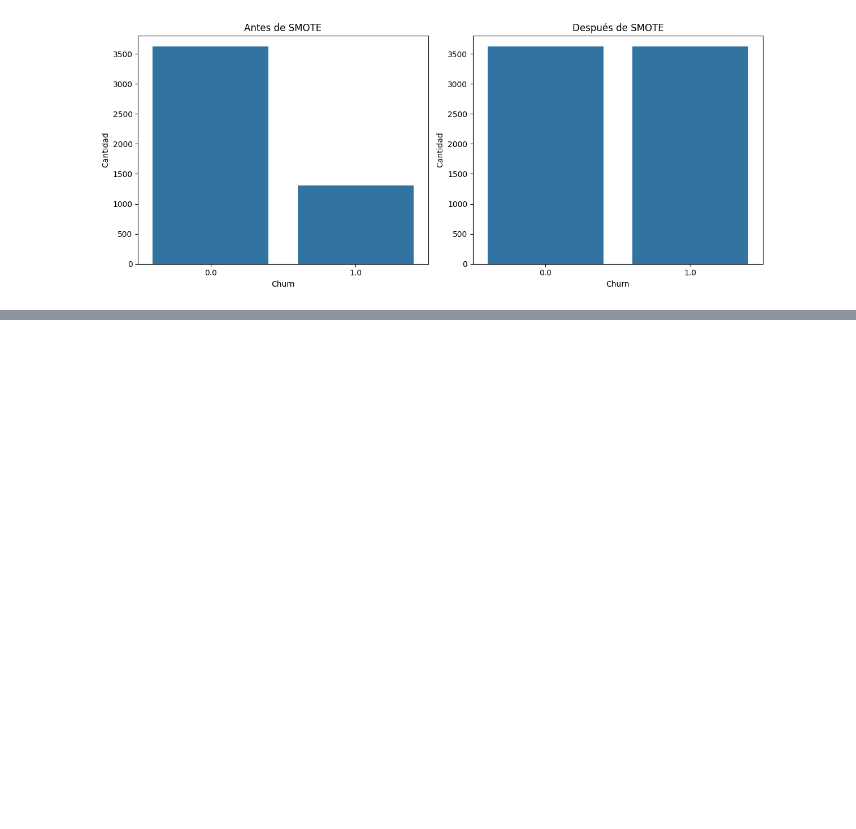
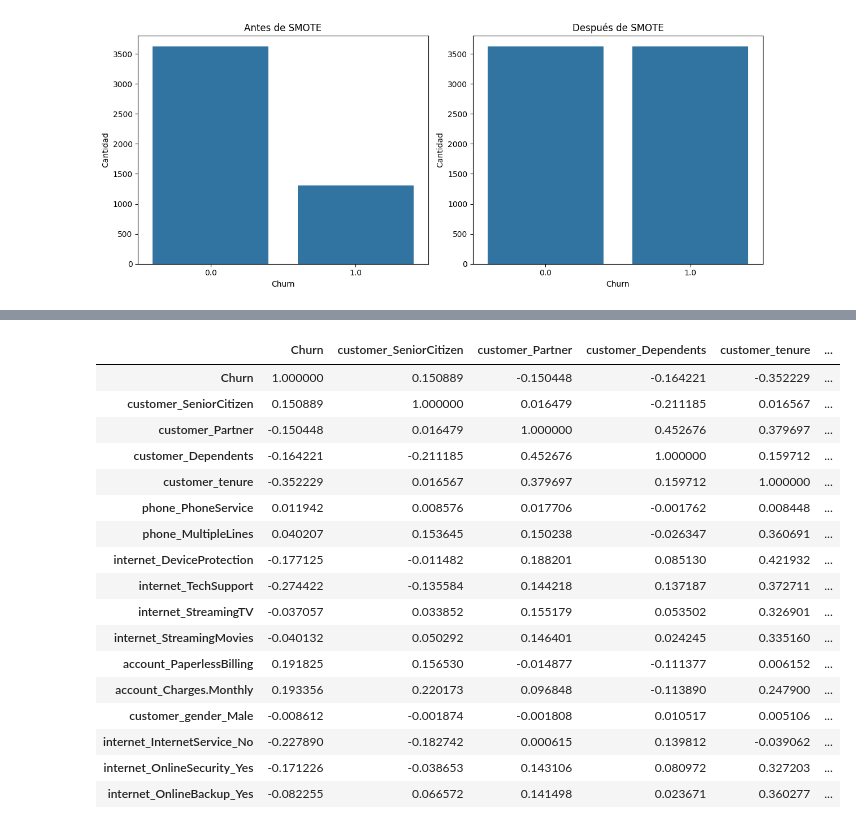
Before and after one commit to joako2004/challenge_2, a Jupyter notebook: challenge.ipynb, the cells around one changed output, grey strips where cells are left out. Saved outputs shown, nothing was run; the diff lists cells and outputs as text; code cells hidden in the pictures; blank space fills up the shorter version.

```diff
--- a/challenge.ipynb
+++ b/challenge.ipynb
@@ -187,0 +211,42 @@ plt.show()
+# %%
+numericas = [ # extraer las columnas numéricas del df
+    'Churn',
+    'customer_SeniorCitizen',
+    'customer_Partner',
+    'customer_Dependents',
+    'customer_tenure',
+    'phone_PhoneService',
+    'phone_MultipleLines',
+    'internet_DeviceProtection',
+    'internet_TechSupport',
+    'internet_StreamingTV',
+    'internet_StreamingMovies',
+    'account_PaperlessBilling',
+    'account_Charges.Monthly',
+    'customer_gender_Male',
+    'internet_InternetService_No',
+    'internet_OnlineSecurity_Yes',
+    'internet_OnlineBackup_Yes',
+]
+
+correlaciones = datos[numericas].corr() # aplicar el metodo corr() sobre las columnas numéricas
+correlaciones
+# %% [output]
+|  | Churn | customer_SeniorCitizen | customer_Partner | customer_Dependents | customer_tenure | ... |
+| Churn | 1.000000 | 0.150889 | -0.150448 | -0.164221 | -0.352229 | ... |
+| customer_SeniorCitizen | 0.150889 | 1.000000 | 0.016479 | -0.211185 | 0.016567 | ... |
+| customer_Partner | -0.150448 | 0.016479 | 1.000000 | 0.452676 | 0.379697 | ... |
+| customer_Dependents | -0.164221 | -0.211185 | 0.452676 | 1.000000 | 0.159712 | ... |
+| customer_tenure | -0.352229 | 0.016567 | 0.379697 | 0.159712 | 1.000000 | ... |
+| phone_PhoneService | 0.011942 | 0.008576 | 0.017706 | -0.001762 | 0.008448 | ... |
+| phone_MultipleLines | 0.040207 | 0.153645 | 0.150238 | -0.026347 | 0.360691 | ... |
+| internet_DeviceProtection | -0.177125 | -0.011482 | 0.188201 | 0.085130 | 0.421932 | ... |
+| internet_TechSupport | -0.274422 | -0.135584 | 0.144218 | 0.137187 | 0.372711 | ... |
+| internet_StreamingTV | -0.037057 | 0.033852 | 0.155179 | 0.053502 | 0.326901 | ... |
+| internet_StreamingMovies | -0.040132 | 0.050292 | 0.146401 | 0.024245 | 0.335160 | ... |
+| account_PaperlessBilling | 0.191825 | 0.156530 | -0.014877 | -0.111377 | 0.006152 | ... |
+| account_Charges.Monthly | 0.193356 | 0.220173 | 0.096848 | -0.113890 | 0.247900 | ... |
+| customer_gender_Male | -0.008612 | -0.001874 | -0.001808 | 0.010517 | 0.005106 | ... |
+| internet_InternetService_No | -0.227890 | -0.182742 | 0.000615 | 0.139812 | -0.039062 | ... |
+| internet_OnlineSecurity_Yes | -0.171226 | -0.038653 | 0.143106 | 0.080972 | 0.327203 | ... |
+| internet_OnlineBackup_Yes | -0.082255 | 0.066572 | 0.141498 | 0.023671 | 0.360277 | ... |
```
Also changed, not shown: parts of 4 cells of this notebook.
